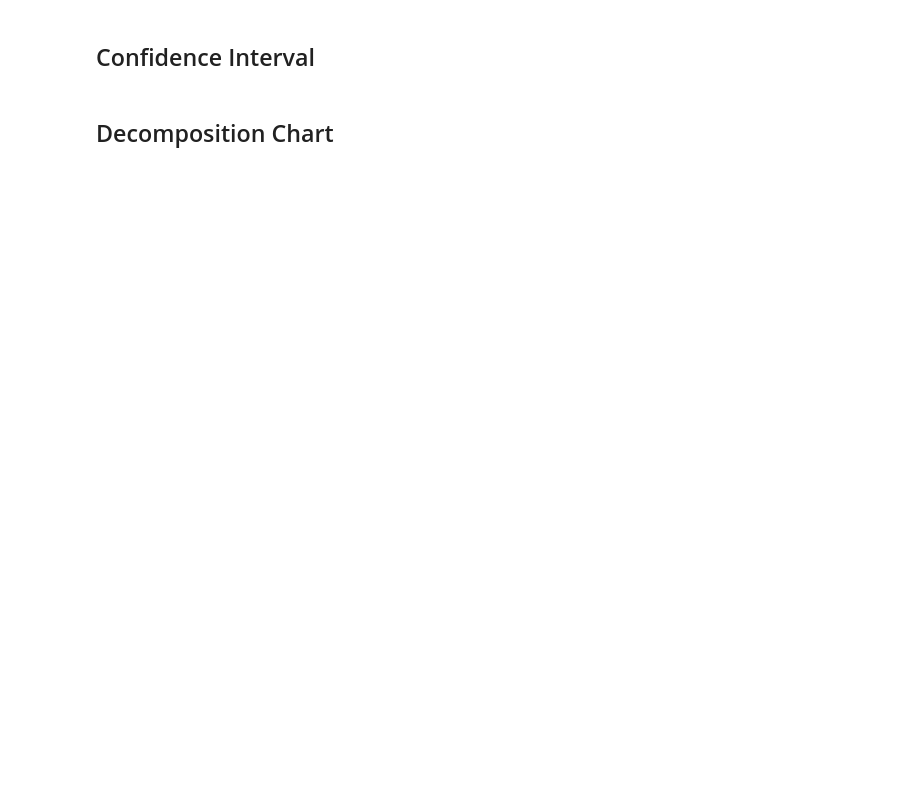
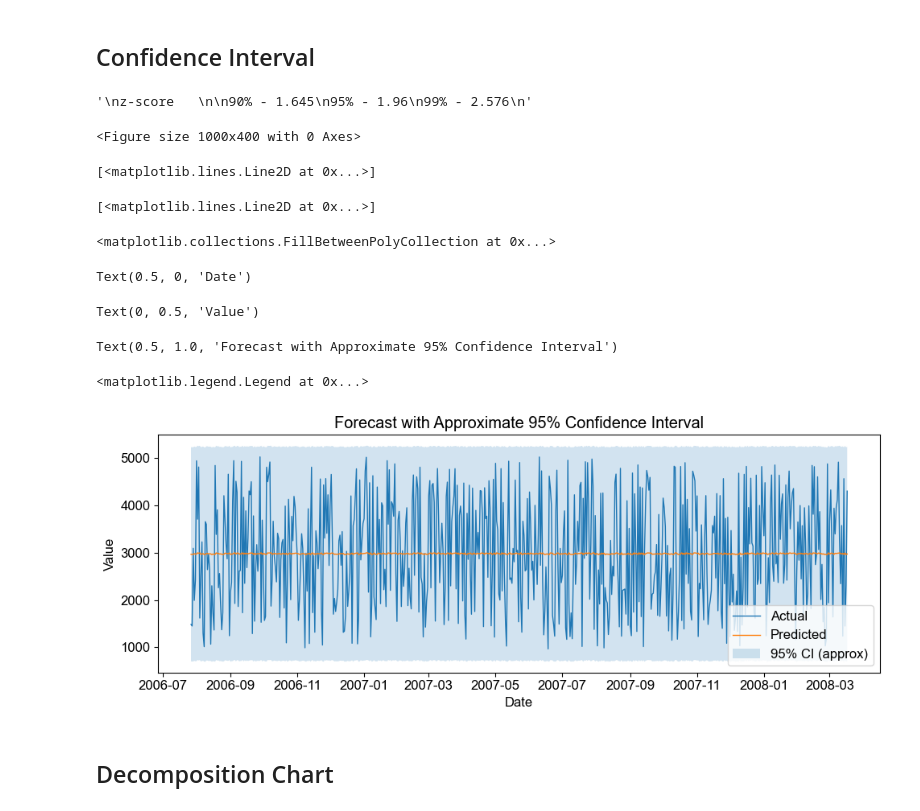
Before and after one commit to syttpz/Finance-Economics-Time-Series-Analysis, a Jupyter notebook: data_analysis_eddy.ipynb, the cells around one changed output. Saved outputs shown, nothing was run; the diff lists cells and outputs as text; code cells hidden in the pictures; blank space fills up the shorter version.

```diff
--- a/data_analysis_eddy.ipynb
+++ b/data_analysis_eddy.ipynb
@@ -326,4 +329,50 @@ Text(0.5, 1.0, 'Actual vs Predicted (Test Set)')
 # %% [markdown]
 ## Confidence Interval
+# %%
+
+'''
+z-score
+
+90% - 1.645
+95% - 1.96
+99% - 2.576
+'''
+
+residuals = y_test.values - y_pred
+sigma = residuals.std()
+
+upper = y_pred + 1.96 * sigma
+lower = y_pred - 1.96 * sigma
+
+plt.figure(figsize=(10, 4))
+plt.plot(forecast_df["Date"], forecast_df["Actual"], label="Actual", linewidth=1)
+plt.plot(forecast_df["Date"], forecast_df["Predicted"], label="Predicted", linewidth=1)
+
+
+plt.fill_between(
+    forecast_df["Date"],
+    lower,
+    upper,
+    alpha=0.2,
+    label="95% CI (approx)"
+)
+
+plt.xlabel("Date")
+plt.ylabel("Value")
+plt.title("Forecast with Approximate 95% Confidence Interval")
+plt.legend()
+plt.tight_layout()
+plt.show()
+# %% [output]
+'\nz-score   \n\n90% - 1.645\n95% - 1.96\n99% - 2.576\n'
+<Figure size 1000x400 with 0 Axes>
+[<matplotlib.lines.Line2D at 0x...>]
+[<matplotlib.lines.Line2D at 0x...>]
+<matplotlib.collections.FillBetweenPolyCollection at 0x...>
+Text(0.5, 0, 'Date')
+Text(0, 0.5, 'Value')
+Text(0.5, 1.0, 'Forecast with Approximate 95% Confidence Interval')
+<matplotlib.legend.Legend at 0x...>
+[figure, added]
 # %% [markdown]
 ## Decomposition Chart
```
Also changed, not shown: parts of 4 cells of this notebook.
